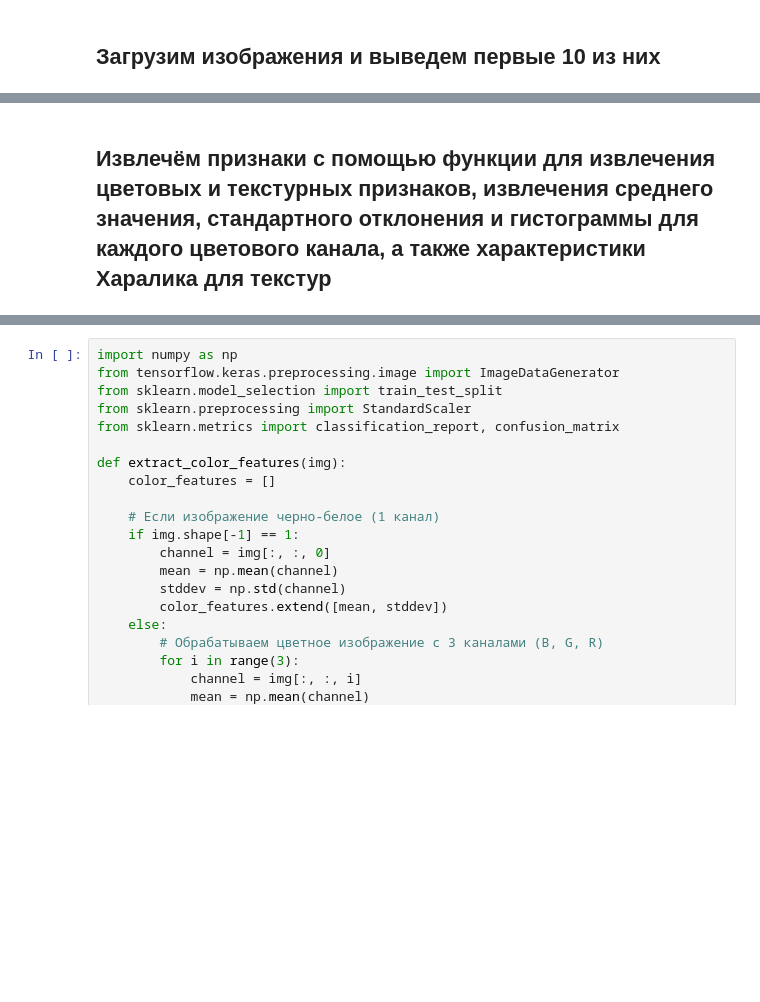
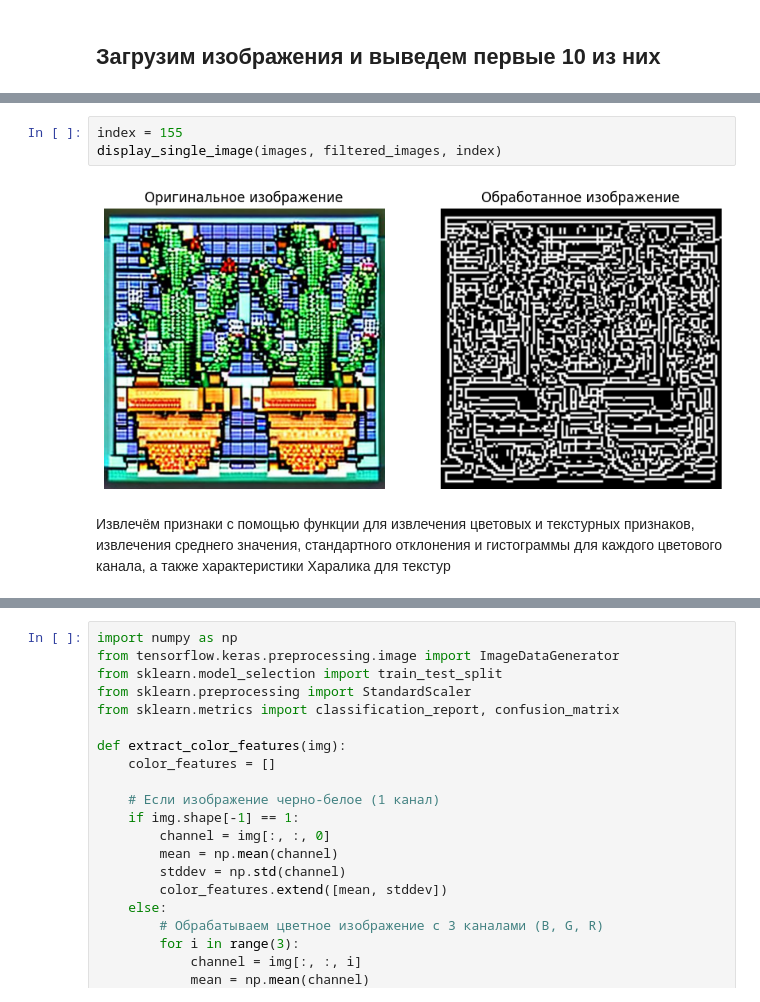
Before and after one commit to goldfest/AIM, a Jupyter notebook: lab_9/lab_9.ipynb, the cells around one changed output, grey strips where cells are left out. Cells and saved outputs as stored; diff of their text form; blank space fills up the shorter version.

```diff
--- a/lab_9/lab_9.ipynb
+++ b/lab_9/lab_9.ipynb
@@ -156,5 +154,10 @@ display_single_image(images, filtered_images, index)
+# %%
+index = 155
+display_single_image(images, filtered_images, index)
+# %% [output]
+[figure, added]
 # %% [markdown]
-## Извлечём признаки с помощью функции для извлечения цветовых и текстурных признаков, извлечения среднего значения, стандартного отклонения и гистограммы для каждого цветового канала, а также характеристики Харалика для текстур
+Извлечём признаки с помощью функции для извлечения цветовых и текстурных признаков, извлечения среднего значения, стандартного отклонения и гистограммы для каждого цветового канала, а также характеристики Харалика для текстур
 # %%
 import os
 import cv2
```
Also changed, not shown: parts of 11 cells of this notebook, 2 other files.
